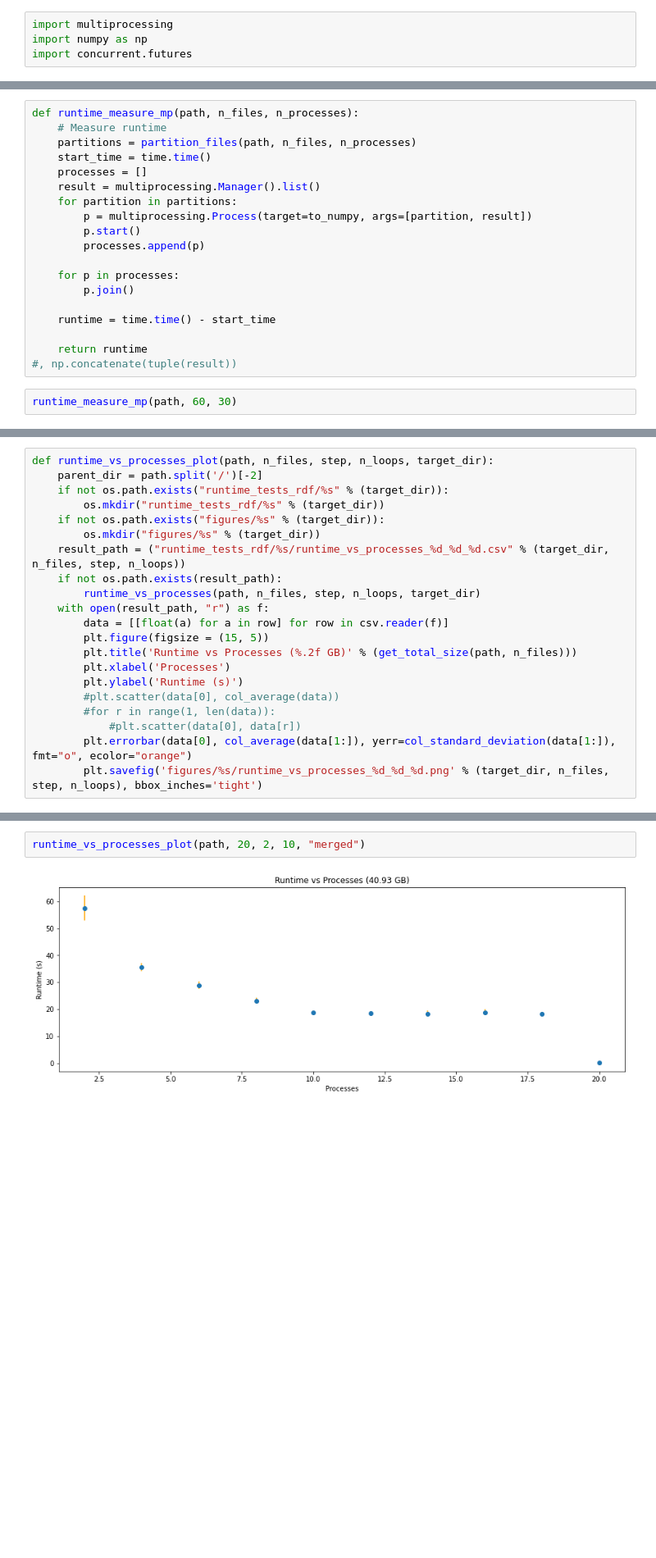
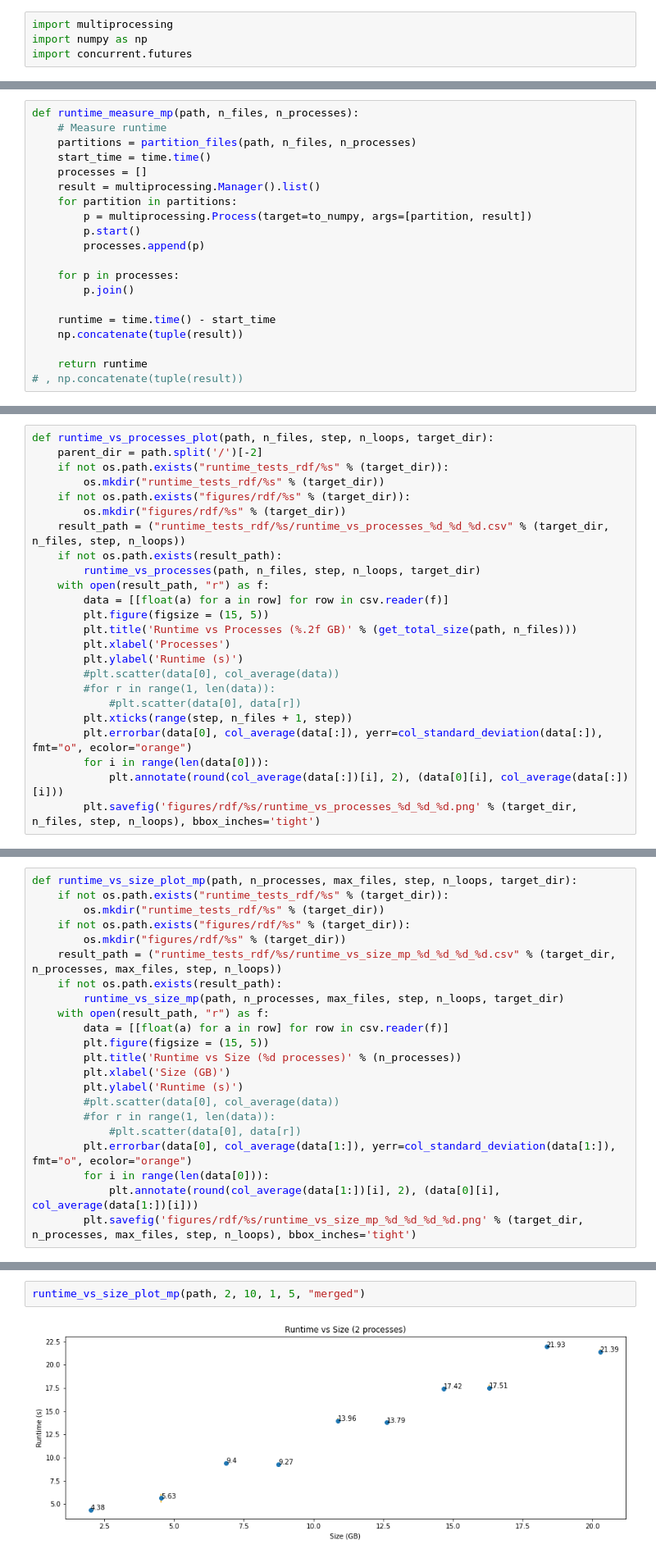
Before and after one commit to bucket420/DOE-INFN-2022, a Jupyter notebook: performance_analysis.ipynb, the cells around one changed output, grey strips where cells are left out. Shown: that part at 82% size. Cells and saved outputs as stored; diff of their text form; blank space fills up the shorter version.

```diff
--- a/performance_analysis.ipynb
+++ b/performance_analysis.ipynb
@@ -98,8 +97,7 @@ def runtime_measure_mp(path, n_files, n_processes):
         p.join()
 
     runtime = time.time() - start_time
+    np.concatenate(tuple(result))
 
     return runtime
-#, np.concatenate(tuple(result))
+# , np.concatenate(tuple(result))
-# %%
-runtime_measure_mp(path, 60, 30)
@@ -183,8 +183,8 @@ def runtime_vs_processes_plot(path, n_files, step, n_loops, target_dir):
     parent_dir = path.split('/')[-2]
     if not os.path.exists("runtime_tests_rdf/%s" % (target_dir)):
         os.mkdir("runtime_tests_rdf/%s" % (target_dir))
-    if not os.path.exists("figures/%s" % (target_dir)):
-        os.mkdir("figures/%s" % (target_dir))
+    if not os.path.exists("figures/rdf/%s" % (target_dir)):
+        os.mkdir("figures/rdf/%s" % (target_dir))
     result_path = ("runtime_tests_rdf/%s/runtime_vs_processes_%d_%d_%d.csv" % (target_dir, n_files, step, n_loops))
     if not os.path.exists(result_path):
         runtime_vs_processes(path, n_files, step, n_loops, target_dir)
@@ -197,5 +197,8 @@ def runtime_vs_processes_plot(path, n_files, step, n_loops, target_dir):
         #plt.scatter(data[0], col_average(data))
         #for r in range(1, len(data)):
             #plt.scatter(data[0], data[r])
-        plt.errorbar(data[0], col_average(data[1:]), yerr=col_standard_deviation(data[1:]), fmt="o", ecolor="orange")
-        plt.savefig('figures/%s/runtime_vs_processes_%d_%d_%d.png' % (target_dir, n_files, step, n_loops), bbox_inches='tight')
+        plt.xticks(range(step, n_files + 1, step))
+        plt.errorbar(data[0], col_average(data[:]), yerr=col_standard_deviation(data[:]), fmt="o", ecolor="orange")
+        for i in range(len(data[0])):
+            plt.annotate(round(col_average(data[:])[i], 2), (data[0][i], col_average(data[:])[i]))
+        plt.savefig('figures/rdf/%s/runtime_vs_processes_%d_%d_%d.png' % (target_dir, n_files, step, n_loops), bbox_inches='tight')
@@ -201,0 +215,22 @@ def runtime_vs_processes_plot(path, n_files, step, n_loops, target_dir):
+# %%
+def runtime_vs_size_plot_mp(path, n_processes, max_files, step, n_loops, target_dir):
+    if not os.path.exists("runtime_tests_rdf/%s" % (target_dir)):
+        os.mkdir("runtime_tests_rdf/%s" % (target_dir))
+    if not os.path.exists("figures/rdf/%s" % (target_dir)):
+        os.mkdir("figures/rdf/%s" % (target_dir))
+    result_path = ("runtime_tests_rdf/%s/runtime_vs_size_mp_%d_%d_%d_%d.csv" % (target_dir, n_processes, max_files, step, n_loops))
+    if not os.path.exists(result_path):
+        runtime_vs_size_mp(path, n_processes, max_files, step, n_loops, target_dir)
+    with open(result_path, "r") as f:
+        data = [[float(a) for a in row] for row in csv.reader(f)]
+        plt.figure(figsize = (15, 5))
+        plt.title('Runtime vs Size (%d processes)' % (n_processes))
+        plt.xlabel('Size (GB)')
+        plt.ylabel('Runtime (s)')
+        #plt.scatter(data[0], col_average(data))
+        #for r in range(1, len(data)):
+            #plt.scatter(data[0], data[r])
+        plt.errorbar(data[0], col_average(data[1:]), yerr=col_standard_deviation(data[1:]), fmt="o", ecolor="orange")
+        for i in range(len(data[0])):
+            plt.annotate(round(col_average(data[1:])[i], 2), (data[0][i], col_average(data[1:])[i]))
+        plt.savefig('figures/rdf/%s/runtime_vs_size_mp_%d_%d_%d_%d.png' % (target_dir, n_processes, max_files, step, n_loops), bbox_inches='tight')
@@ -206,5 +243,5 @@ runtime_vs_processes_plot(path, 10, 1, 10, "merged")
 # %%
-runtime_vs_processes_plot(path, 20, 2, 10, "merged")
+runtime_vs_size_plot_mp(path, 2, 10, 1, 5, "merged")
 # %% [output]
-[figure, old version]
+[figure, new version]
 # %%
```
Also changed, not shown: parts of 13 cells of this notebook, 31 other files.
